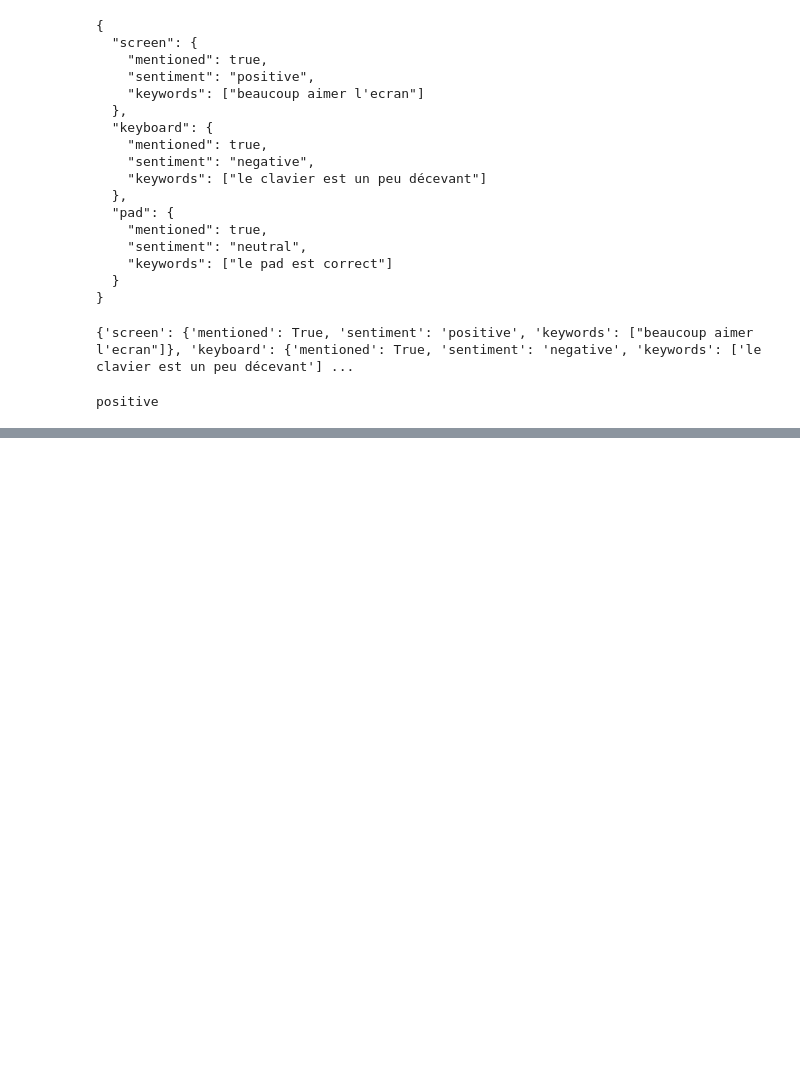
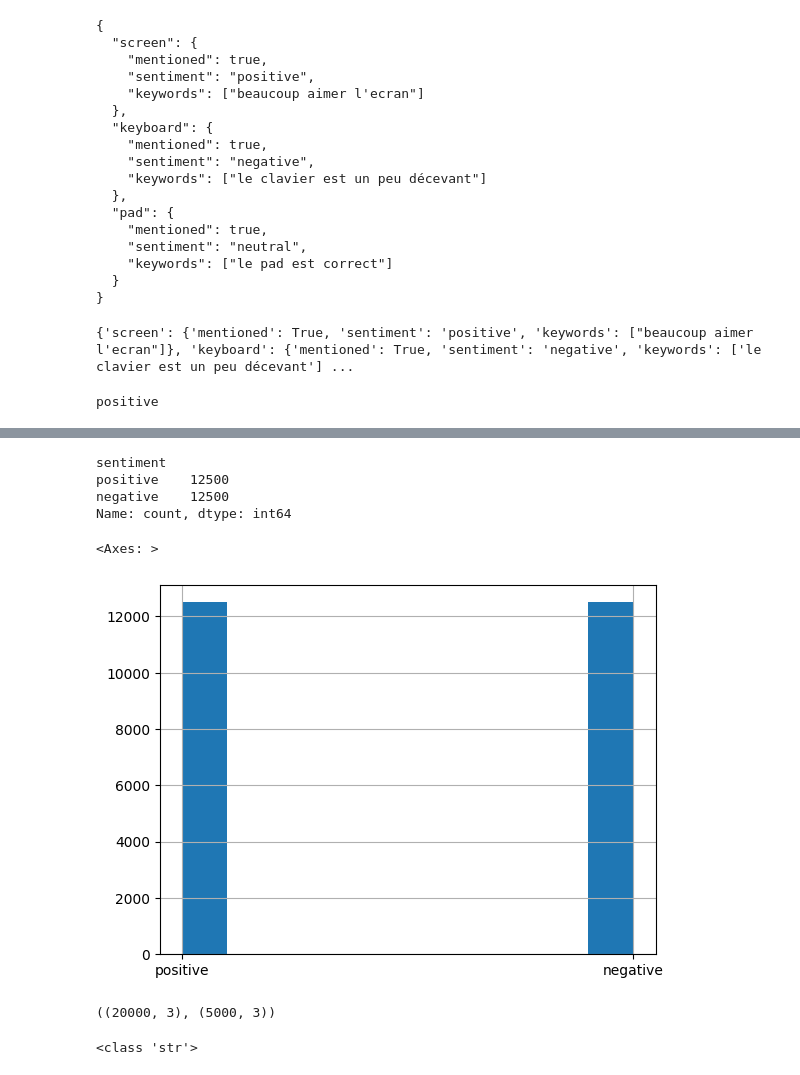
Before and after one commit to Wiss-byte/TP1-wissal-Prompt-Engineerin-For-Multi-Agent-Systems, a Jupyter notebook: sma.ipynb, the cells around one changed output, grey strips where cells are left out. Drawn from its saved outputs; the diff is of its cells as text; code cells hidden in the pictures; blank space fills up the shorter version.

```diff
--- a/sma.ipynb
+++ b/sma.ipynb
@@ -310,0 +334,2 @@ positive
+# %%
+ds = load_dataset("imdb")
@@ -310,0 +353,2 @@ positive
+# %%
+train_df=ds['train'].to_pandas()
@@ -310,0 +376,2 @@ positive
+# %%
+train_df['sentiment']=np.where(train_df['label']==1,'negative','positive')
@@ -310,0 +394,12 @@ positive
+# %%
+train_df.sentiment.value_counts()
+# %% [output]
+sentiment
+positive    12500
+negative    12500
+Name: count, dtype: int64
+# %%
+train_df.sentiment.hist()
+# %% [output]
+<Axes: >
+[figure, added]
@@ -310,0 +410,8 @@ positive
+# %%
+(examples_df.shape, gold_examples_df.shape)
+# %% [output]
+((20000, 3), (5000, 3))
+# %%
+print(type(gold_examples_df))
+# %% [output]
+<class 'str'>
```
Also changed, not shown: parts of 25 cells of this notebook, 2 other files.
